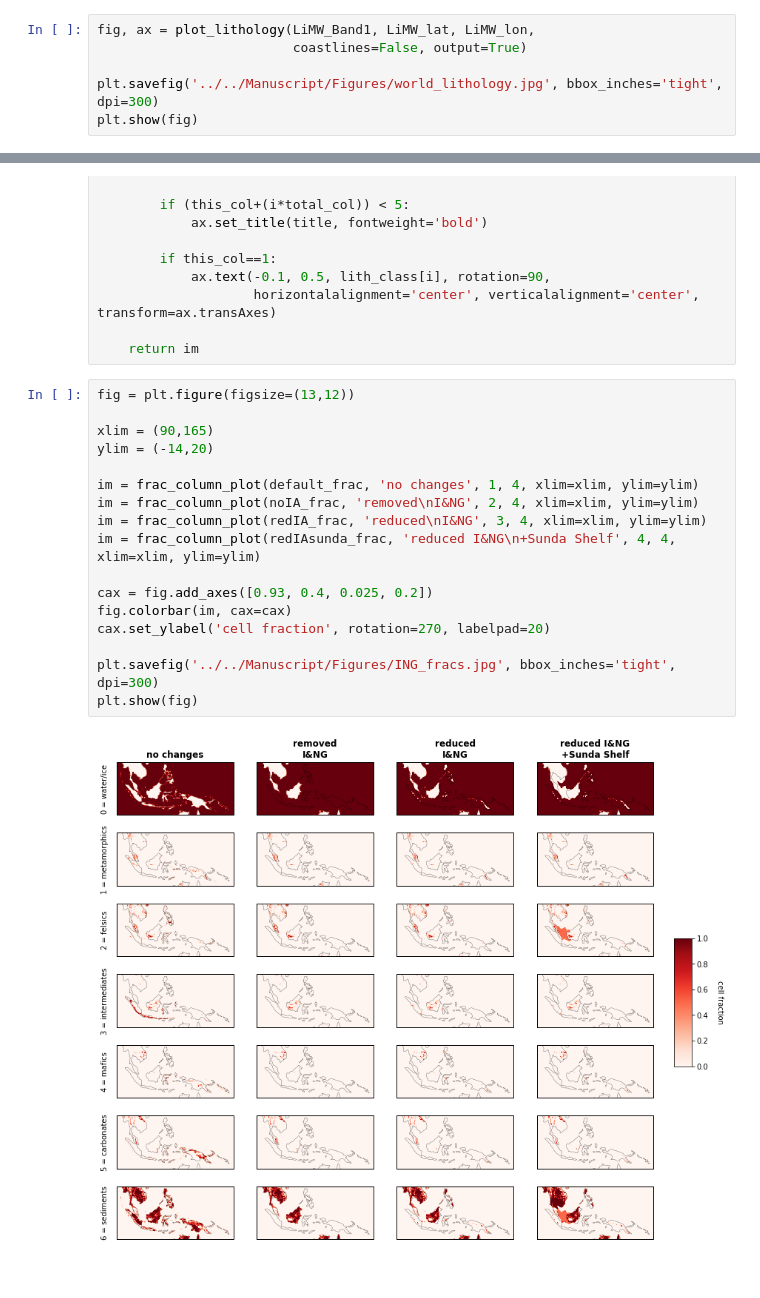
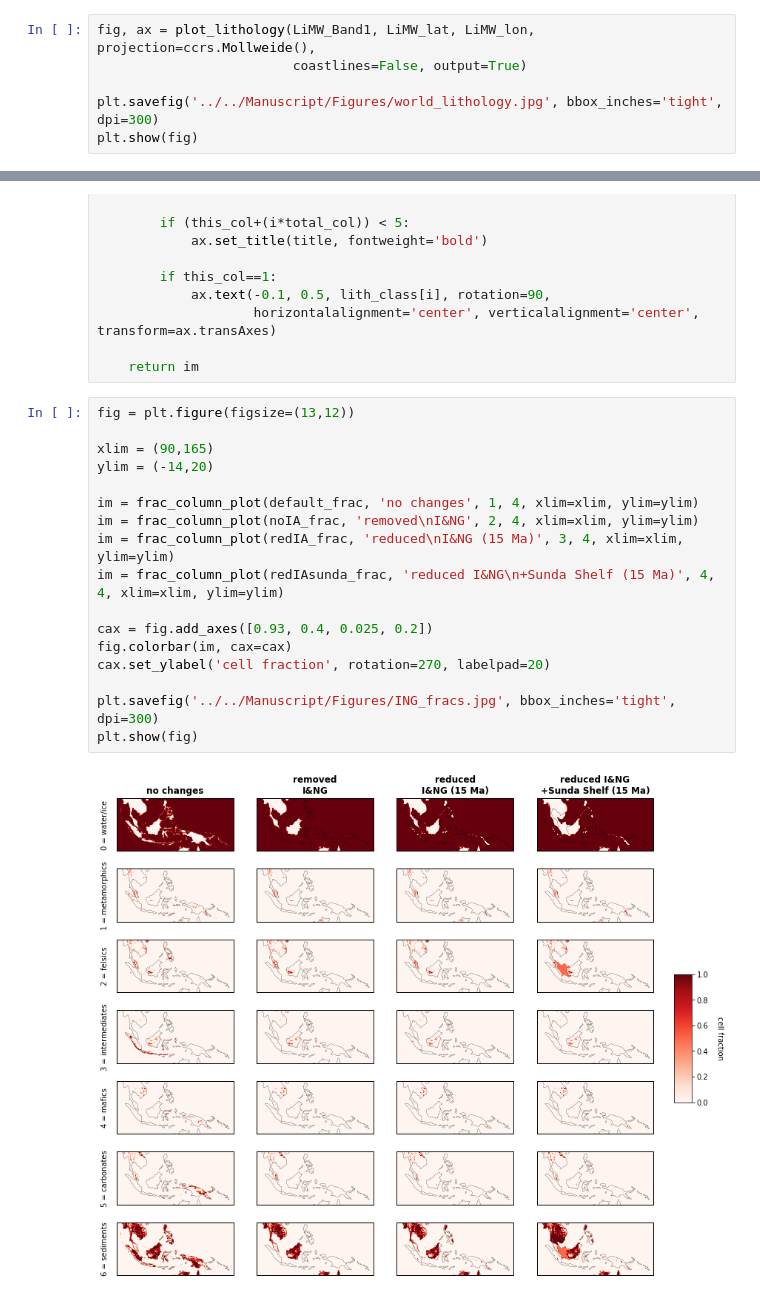
Before and after one commit to Swanson-Hysell-Group/GEOCLIM_Modern, a Jupyter notebook: Code/Notebooks/figures.ipynb, the cells around one changed output, grey strips where cells are left out. Drawn from its saved outputs; the diff is of its cells as text.

```diff
--- a/Code/Notebooks/figures.ipynb
+++ b/Code/Notebooks/figures.ipynb
@@ -316,7 +316,7 @@ plt.show()
 # %% [markdown]
 ## Lithology
 # %%
-fig, ax = plot_lithology(LiMW_Band1, LiMW_lat, LiMW_lon,
+fig, ax = plot_lithology(LiMW_Band1, LiMW_lat, LiMW_lon, projection=ccrs.Mollweide(),
                          coastlines=False, output=True)
 
 plt.savefig('../../Manuscript/Figures/world_lithology.jpg', bbox_inches='tight', dpi=300)
@@ -381,19 +389,19 @@ def frac_column_plot(frac, title, this_col, total_col, xlim=None, ylim=None, coa
 # %%
 fig = plt.figure(figsize=(13,12))
 
 xlim = (90,165)
 ylim = (-14,20)
 
 im = frac_column_plot(default_frac, 'no changes', 1, 4, xlim=xlim, ylim=ylim)
 im = frac_column_plot(noIA_frac, 'removed\nI&NG', 2, 4, xlim=xlim, ylim=ylim)
-im = frac_column_plot(redIA_frac, 'reduced\nI&NG', 3, 4, xlim=xlim, ylim=ylim)
-im = frac_column_plot(redIAsunda_frac, 'reduced I&NG\n+Sunda Shelf', 4, 4, xlim=xlim, ylim=ylim)
+im = frac_column_plot(redIA_frac, 'reduced\nI&NG (15 Ma)', 3, 4, xlim=xlim, ylim=ylim)
+im = frac_column_plot(redIAsunda_frac, 'reduced I&NG\n+Sunda Shelf (15 Ma)', 4, 4, xlim=xlim, ylim=ylim)
 
 cax = fig.add_axes([0.93, 0.4, 0.025, 0.2])
 fig.colorbar(im, cax=cax)
 cax.set_ylabel('cell fraction', rotation=270, labelpad=20)
 
 plt.savefig('../../Manuscript/Figures/ING_fracs.jpg', bbox_inches='tight', dpi=300)
 plt.show(fig)
 # %% [output]
-[figure, old version]
+[figure, new version]
```
Also changed, not shown: parts of 3 cells of this notebook, 3 other files.
